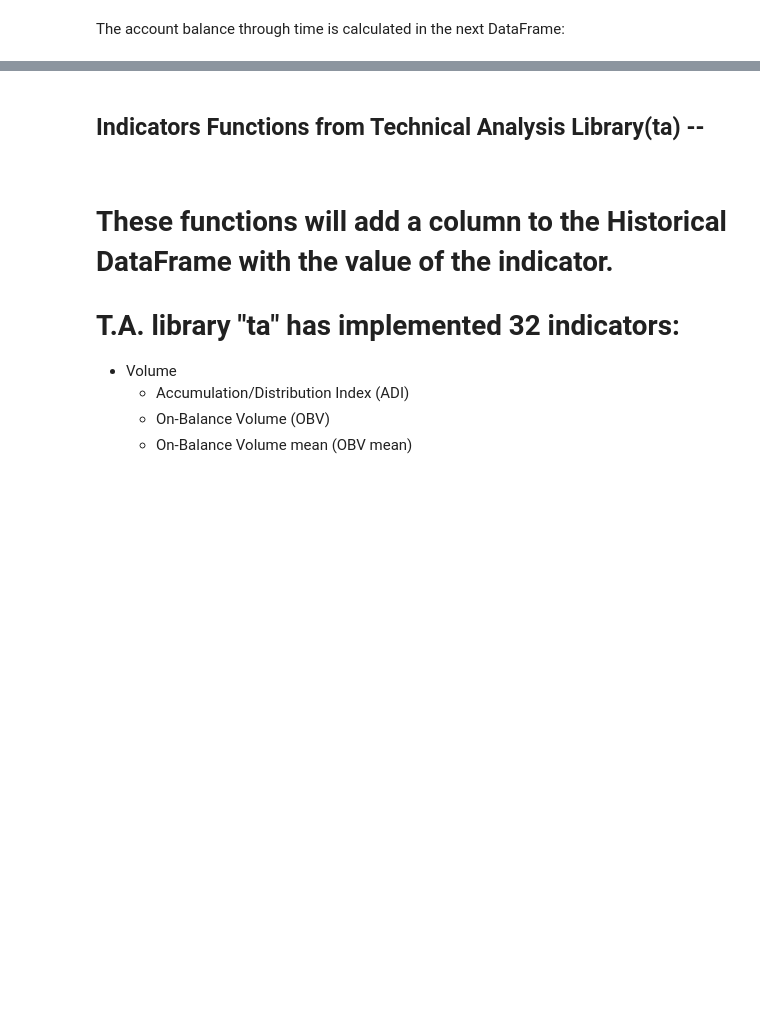
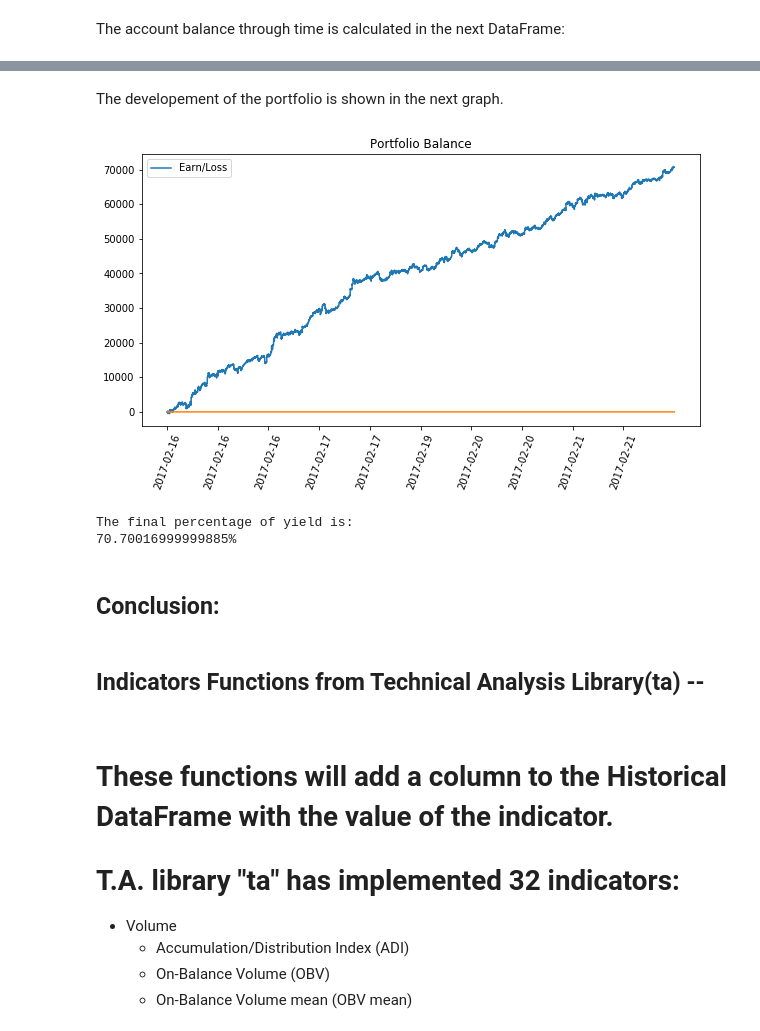
Before and after one commit to valenescobar/lab1_p1_eq4, a Jupyter notebook: lab2_pt1_eq3.ipynb, the cells around one changed output, grey strips where cells are left out. Drawn from its saved outputs; the diff is of its cells as text; code cells hidden in the pictures; blank space fills up the shorter version.

```diff
--- a/lab2_pt1_eq3.ipynb
+++ b/lab2_pt1_eq3.ipynb
@@ -335,0 +449,4 @@ df2_Ops = pd.DataFrame(columns=['Folio', 'Ini_Date', 'End_Date', 'Op_Type', 'Com
+# %%
+df3_Acc = df3_Acc.reset_index()
+print(df3_Acc.shape)
+df3_Acc.tail()
@@ -335,0 +461,22 @@ df2_Ops = pd.DataFrame(columns=['Folio', 'Ini_Date', 'End_Date', 'Op_Type', 'Com
+# %% [markdown]
+The developement of the portfolio is shown in the next graph.
+# %%
+# -- Stochastic Oscilator Graph -- #
+plt.figure(4, figsize=(10, 5))
+plt.title('Portfolio Balance')
+plt.plot(df3_Acc['Earn/Loss'], label='Earn/Loss')
+plt.plot(np.ones(len(df1_Prices))*0)
+plt.xticks(rotation=70)
+plt.xticks(np.arange(0, len(df1_Prices), len(df1_Prices)/n_tick), d)
+plt.legend()
+plt.show()
+# %% [output]
+[figure, added]
+# %%
+print('The final percentage of yield is:')
+print(str(sum(df2_Ops[df2_Ops['Status'] == 'Closed']['Margin'])*Units/Cap_In*100) + '%')
+# %% [output]
+The final percentage of yield is:
+70.70016999999885%
+# %% [markdown]
+## Conclusion:
```
Also changed, not shown: parts of 17 cells of this notebook, 2 other files.
